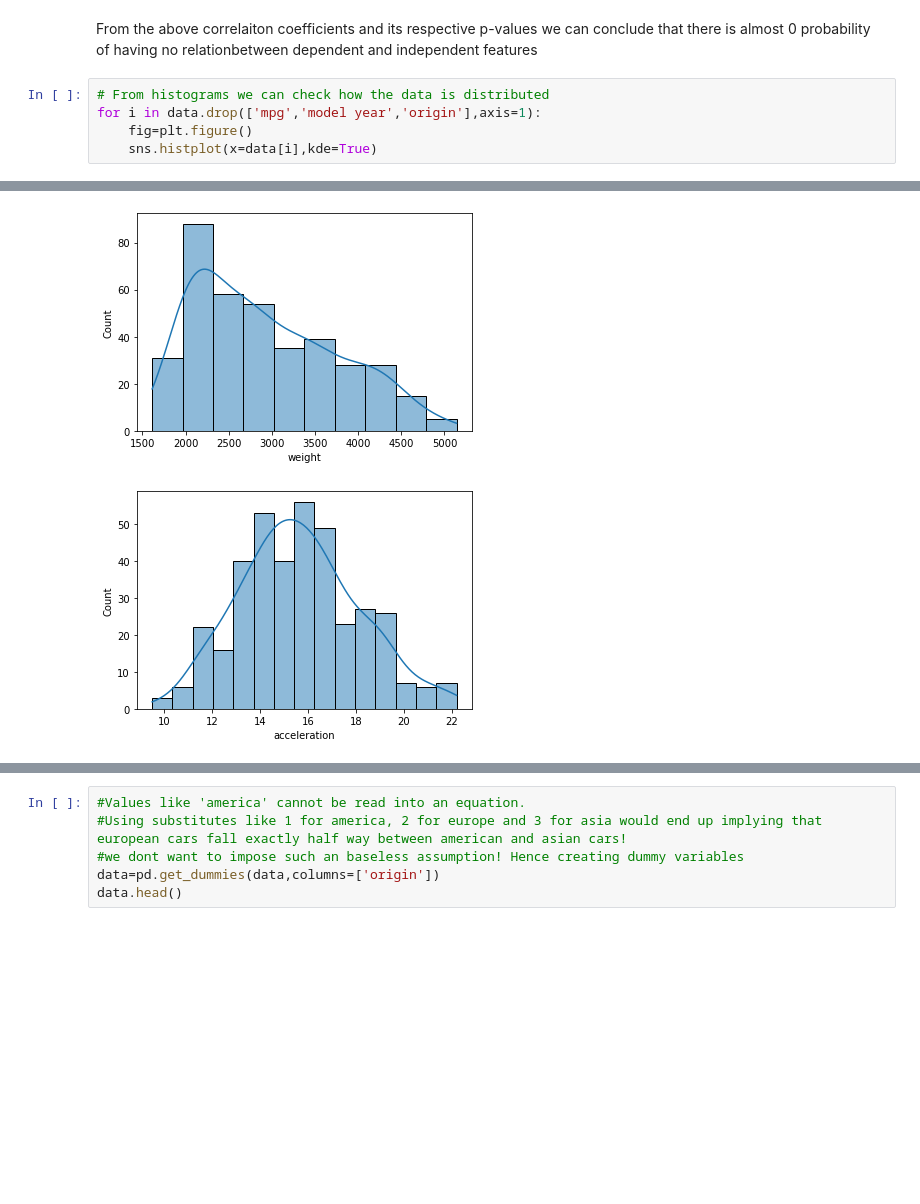
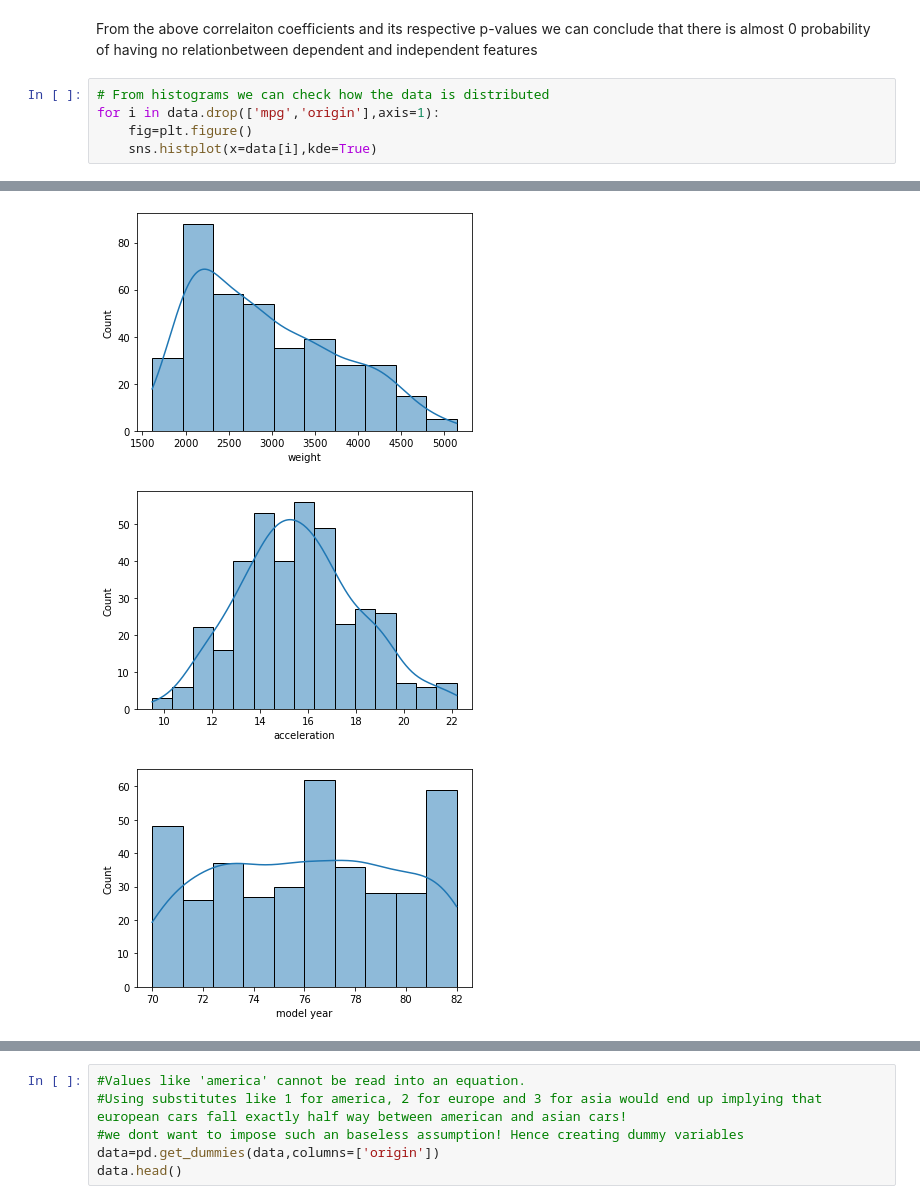
Before and after one commit to VAMSEE92/Linear-Regression, a Jupyter notebook: Linear_reg.ipynb, the cells around one changed output, grey strips where cells are left out. Cells and saved outputs as stored; diff of their text form; blank space fills up the shorter version.

Commit message:
Added the missing images

```diff
--- a/Linear_reg.ipynb
+++ b/Linear_reg.ipynb
@@ -233,14 +233,15 @@ correlation between model year and mpg: 0.5464512433686092 and its p-value: 4.80
 From the above correlaiton coefficients and its respective p-values we can conclude that there is almost 0 probability of having no relationbetween dependent and independent features
 # %%
 # From histograms we can check how the data is distributed
-for i in data.drop(['mpg','model year','origin'],axis=1):
+for i in data.drop(['mpg','origin'],axis=1):
     fig=plt.figure()
     sns.histplot(x=data[i],kde=True)
 # %% [output]
 [figure]
 [figure]
 [figure]
 [figure]
 [figure]
+[figure, added]
 # %%
 # From the above histograms we can see the features not following the Guassian distribution. However we also confirm from statistical methods
```
Also changed, not shown: parts of 1 cell of this notebook, 15 other files.
